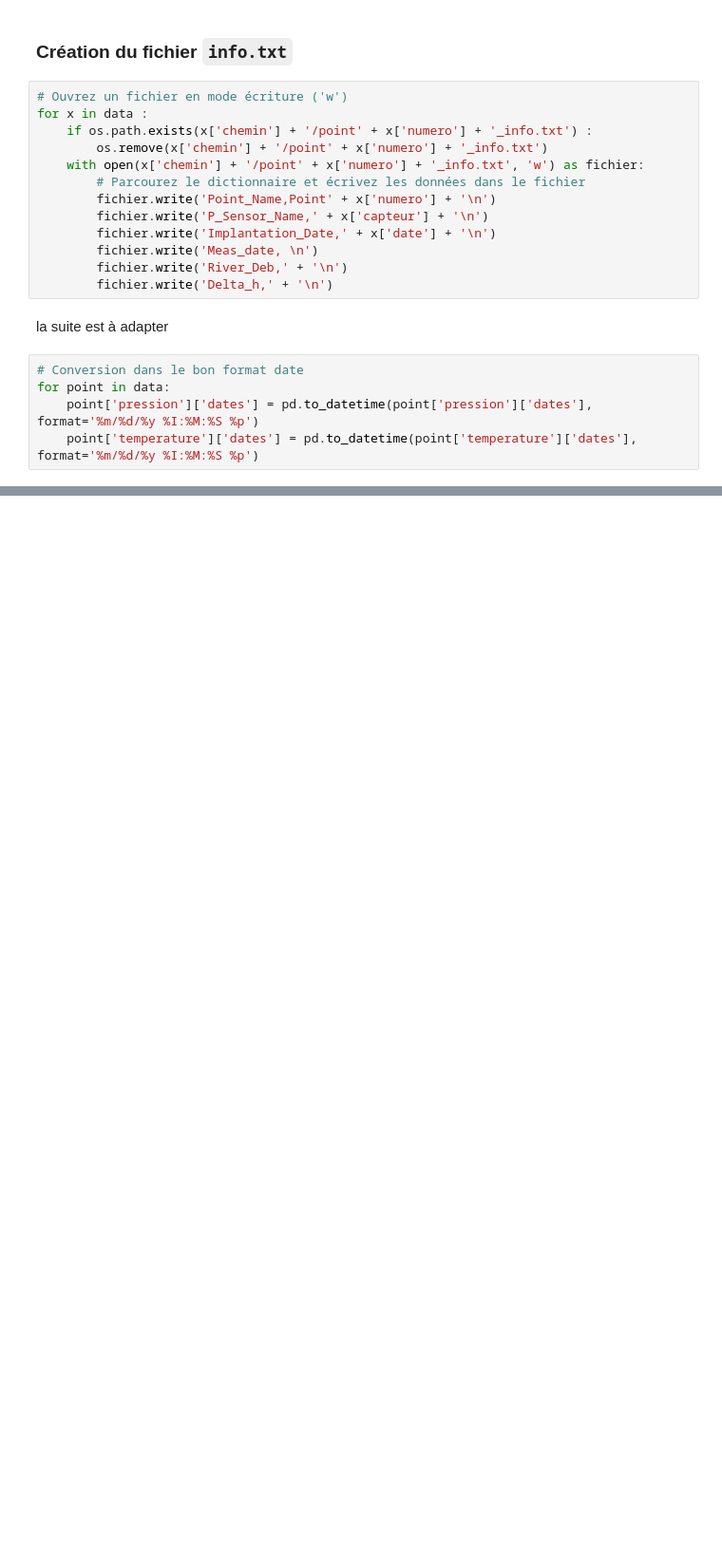
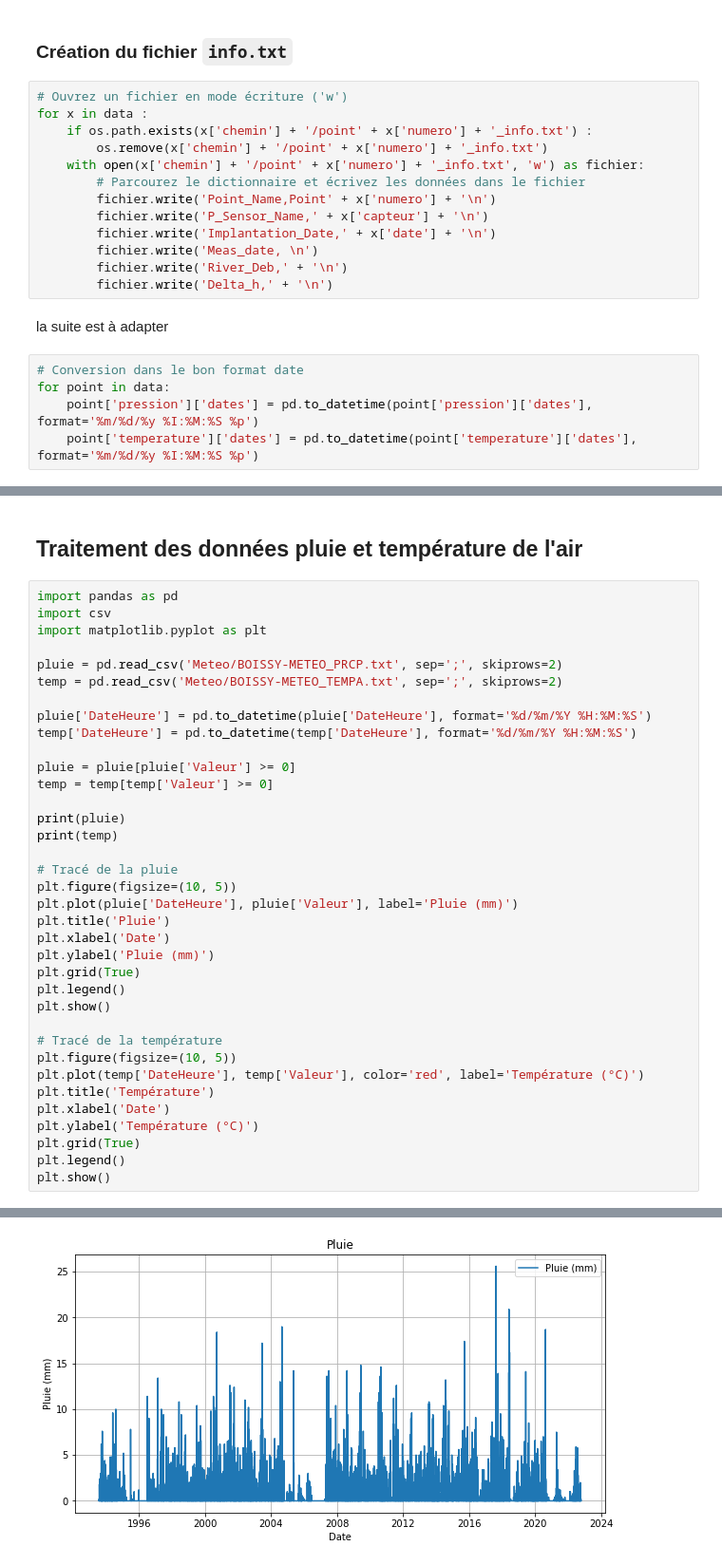
Before and after one commit to Lauredesorgues/MOLONARI_projet_3-, a Jupyter notebook: traitement_data_molonari_12-10_Lise.ipynb, the cells around one changed output, grey strips where cells are left out. Shown at 95% size. Saved outputs shown, nothing was run; the diff lists cells and outputs as text; blank space fills up the shorter version.

Commit message:
Ajout analyse pluie

```diff
--- a/traitement_data_molonari_12-10_Lise.ipynb
+++ b/traitement_data_molonari_12-10_Lise.ipynb
@@ -238,0 +265,39 @@ std                              NaN    0.010566            1.264824
+# %% [markdown]
+## Traitement des données pluie et température de l'air
+# %%
+import pandas as pd
+import csv
+import matplotlib.pyplot as plt
+
+pluie = pd.read_csv('Meteo/BOISSY-METEO_PRCP.txt', sep=';', skiprows=2)
+temp = pd.read_csv('Meteo/BOISSY-METEO_TEMPA.txt', sep=';', skiprows=2)
+
+pluie['DateHeure'] = pd.to_datetime(pluie['DateHeure'], format='%d/%m/%Y %H:%M:%S')
+temp['DateHeure'] = pd.to_datetime(temp['DateHeure'], format='%d/%m/%Y %H:%M:%S')
+
+pluie = pluie[pluie['Valeur'] >= 0]
+temp = temp[temp['Valeur'] >= 0]
+
+print(pluie)
+print(temp)
+
+# Tracé de la pluie
+plt.figure(figsize=(10, 5))
+plt.plot(pluie['DateHeure'], pluie['Valeur'], label='Pluie (mm)')
+plt.title('Pluie')
+plt.xlabel('Date')
+plt.ylabel('Pluie (mm)')
+plt.grid(True)
+plt.legend()
+plt.show()
+
+# Tracé de la température
+plt.figure(figsize=(10, 5))
+plt.plot(temp['DateHeure'], temp['Valeur'], color='red', label='Température (°C)')
+plt.title('Température')
+plt.xlabel('Date')
+plt.ylabel('Température (°C)')
+plt.grid(True)
+plt.legend()
+plt.show()
+# %% [output]
@@ -238,0 +321 @@ std                              NaN    0.010566            1.264824
+[figure, added]
```
Also changed, not shown: parts of 13 cells of this notebook, 3 other files.
